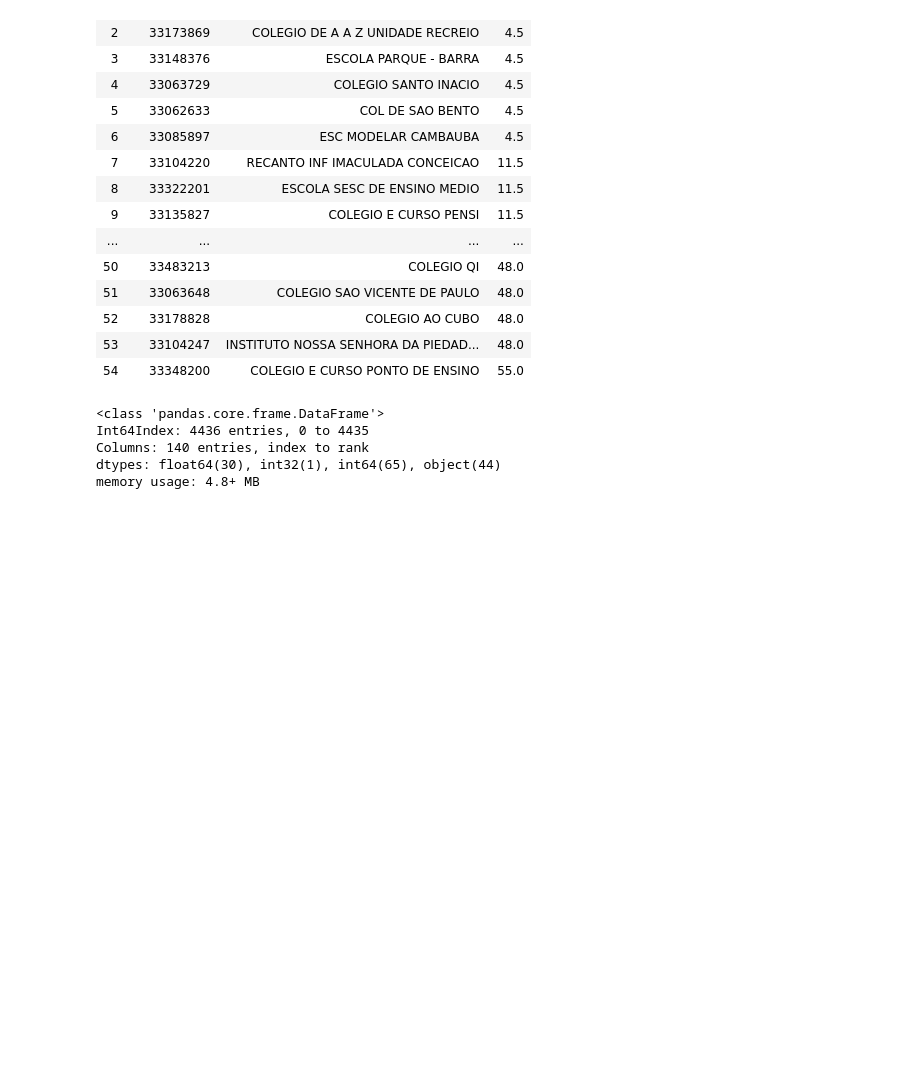
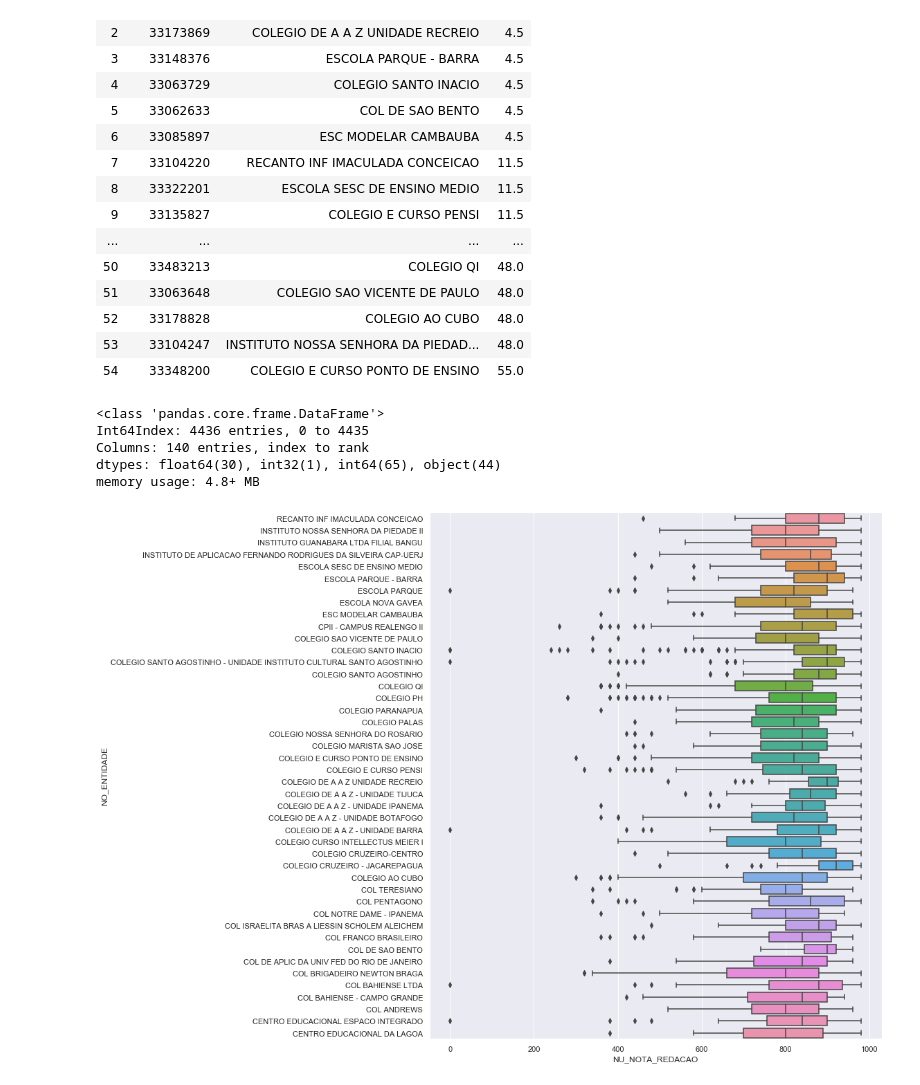
Before and after one commit to pauloneves/educacao, a Jupyter notebook: analisa.ipynb, the cells around one changed output. Cells and saved outputs as stored; diff of their text form; code cells hidden in the pictures; blank space fills up the shorter version.

```diff
--- a/analisa.ipynb
+++ b/analisa.ipynb
@@ -53,4 +55,6 @@ memory usage: 4.8+ MB
 # %%
 import seaborn as sns
 sns.set(rc={'figure.figsize':(11.7,14)})
-sns.boxplot(data=df_enem, y='NO_ENTIDADE', x='NU_NOTA_REDACAO', orient='h', order=df_enem.sort_values('rank')['NO_ENTIDADE']);
+sns.boxplot(data=df_enem, y='NO_ENTIDADE', x='NU_NOTA_REDACAO', orient='h', order=df_melhores.NO_ENTIDADE.sort_values());
+# %% [output]
+[figure, added]
```
Also changed, not shown: parts of 3 cells of this notebook.
